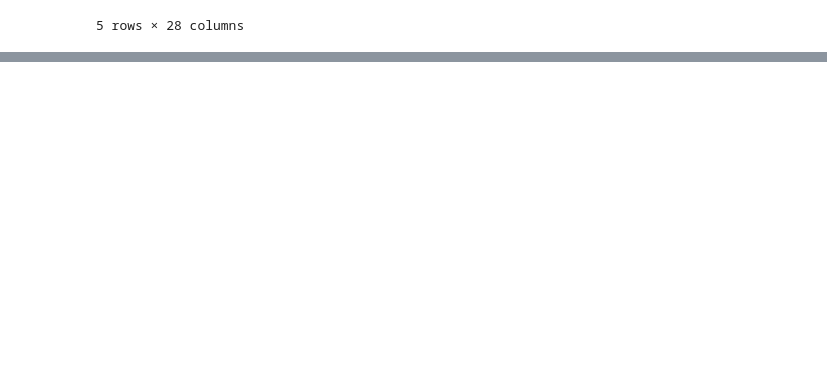
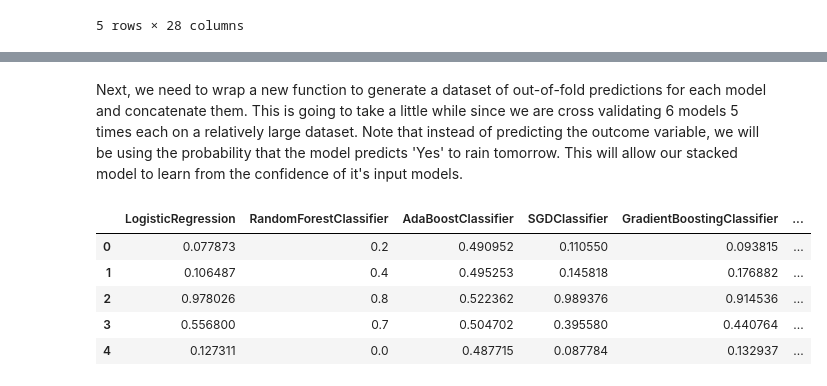
Before and after one commit to arcaputo3/dsc-3-final-project-online-ds-sp-000, a Jupyter notebook: main.ipynb, the cells around one changed output, grey strips where cells are left out. Cells and saved outputs as stored; diff of their text form; code cells hidden in the pictures; blank space fills up the shorter version.

```diff
--- a/main.ipynb
+++ b/main.ipynb
@@ -318,0 +374,31 @@ cross_val_score(svc, X_train, y_train, cv=3, scoring='accuracy').mean()
+# %%
+# Some useful parameters which will come in handy later on
+ntrain = X_train.shape[0]
+ntest = X_test.shape[0]
+SEED = 0 # for reproducibility
+NFOLDS = 5 # set folds for out-of-fold prediction
+kf = KFold(n_splits=NFOLDS, random_state=SEED)
+
+def get_oof(clf, x_train=X_train, y_train=y_train, x_test=X_test):
+    """ Get's out of fold predictions for a classifier.
+        Credit: https://www.kaggle.com/arthurtok/introduction-to-ensembling-stacking-in-python
+    """
+    oof_train = np.zeros((ntrain,))
+    oof_test = np.zeros((ntest,))
+    oof_test_skf = np.empty((NFOLDS, ntest))
+
+    for i, (train_index, test_index) in enumerate(kf.split(x_train)):
+        x_tr = x_train[train_index]
+        y_tr = y_train[train_index]
+        x_te = x_train[test_index]
+
+        clf.fit(x_tr, y_tr)
+        # Use predict_proba and get confidence of model predicting 1 = 'Yes'
+        oof_train[test_index] = clf.predict_proba(x_te)[:, 1]
+        # For test set, we use each of the 5 folds
+        oof_test_skf[i, :] = clf.predict_proba(x_test)[:, 1]
+    # and average predictions
+    oof_test[:] = oof_test_skf.mean(axis=0)
+    return oof_train, oof_test
+# %% [markdown]
+Next, we need to wrap a new function to generate a dataset of out-of-fold predictions for each model and concatenate them. This is going to take a little while since we are cross validating 6 models 5 times each on a relatively large dataset. Note that instead of predicting the outcome variable, we will be using the probability that the model predicts 'Yes' to rain tomorrow. This will allow our stacked model to learn from the confidence of it's input models.
@@ -318,0 +414,9 @@ cross_val_score(svc, X_train, y_train, cv=3, scoring='accuracy').mean()
+# %%
+X_train_f.head()
+# %% [output]
+|  | LogisticRegression | RandomForestClassifier | AdaBoostClassifier | SGDClassifier | GradientBoostingClassifier | ... |
+| 0 | 0.077873 | 0.2 | 0.490952 | 0.110550 | 0.093815 | ... |
+| 1 | 0.106487 | 0.4 | 0.495253 | 0.145818 | 0.176882 | ... |
+| 2 | 0.978026 | 0.8 | 0.522362 | 0.989376 | 0.914536 | ... |
+| 3 | 0.556800 | 0.7 | 0.504702 | 0.395580 | 0.440764 | ... |
+| 4 | 0.127311 | 0.0 | 0.487715 | 0.087784 | 0.132937 | ... |
```
Also changed, not shown: parts of 34 cells of this notebook.
